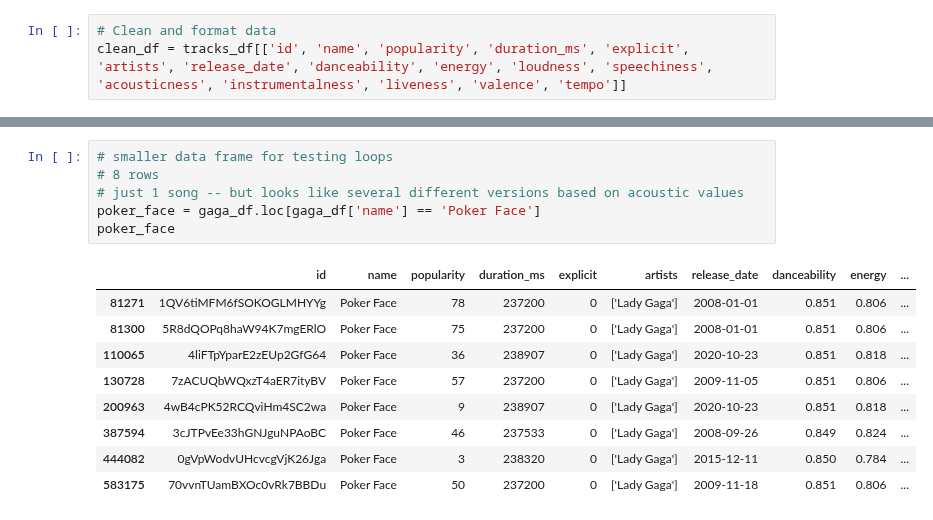
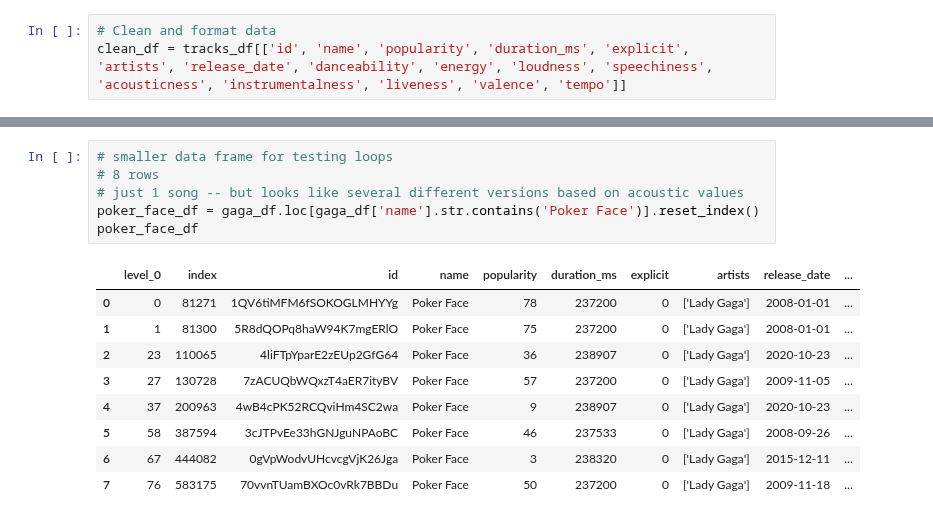
Before and after one commit to l1987deterding/Spotify-Popularity-Project, a Jupyter notebook: building_loops.ipynb, the cells around one changed output, grey strips where cells are left out. Cells and saved outputs as stored; diff of their text form.

```diff
--- a/building_loops.ipynb
+++ b/building_loops.ipynb
@@ -118,16 +138,16 @@ gaga_df
 # %%
 # smaller data frame for testing loops
 # 8 rows
 # just 1 song -- but looks like several different versions based on acoustic values
-poker_face = gaga_df.loc[gaga_df['name'] == 'Poker Face']
-poker_face
+poker_face_df = gaga_df.loc[gaga_df['name'].str.contains('Poker Face')].reset_index()
+poker_face_df
 # %% [output]
-|  | id | name | popularity | duration_ms | explicit | artists | release_date | danceability | energy | ... |
-| 81271 | 1QV6tiMFM6fSOKOGLMHYYg | Poker Face | 78 | 237200 | 0 | ['Lady Gaga'] | 2008-01-01 | 0.851 | 0.806 | ... |
-| 81300 | 5R8dQOPq8haW94K7mgERlO | Poker Face | 75 | 237200 | 0 | ['Lady Gaga'] | 2008-01-01 | 0.851 | 0.806 | ... |
-| 110065 | 4liFTpYparE2zEUp2GfG64 | Poker Face | 36 | 238907 | 0 | ['Lady Gaga'] | 2020-10-23 | 0.851 | 0.818 | ... |
-| 130728 | 7zACUQbWQxzT4aER7ityBV | Poker Face | 57 | 237200 | 0 | ['Lady Gaga'] | 2009-11-05 | 0.851 | 0.806 | ... |
-| 200963 | 4wB4cPK52RCQviHm4SC2wa | Poker Face | 9 | 238907 | 0 | ['Lady Gaga'] | 2020-10-23 | 0.851 | 0.818 | ... |
-| 387594 | 3cJTPvEe33hGNJguNPAoBC | Poker Face | 46 | 237533 | 0 | ['Lady Gaga'] | 2008-09-26 | 0.849 | 0.824 | ... |
-| 444082 | 0gVpWodvUHcvcgVjK26Jga | Poker Face | 3 | 238320 | 0 | ['Lady Gaga'] | 2015-12-11 | 0.850 | 0.784 | ... |
-| 583175 | 70vvnTUamBXOc0vRk7BBDu | Poker Face | 50 | 237200 | 0 | ['Lady Gaga'] | 2009-11-18 | 0.851 | 0.806 | ... |
+|  | level_0 | index | id | name | popularity | duration_ms | explicit | artists | release_date | ... |
+| 0 | 0 | 81271 | 1QV6tiMFM6fSOKOGLMHYYg | Poker Face | 78 | 237200 | 0 | ['Lady Gaga'] | 2008-01-01 | ... |
+| 1 | 1 | 81300 | 5R8dQOPq8haW94K7mgERlO | Poker Face | 75 | 237200 | 0 | ['Lady Gaga'] | 2008-01-01 | ... |
+| 2 | 23 | 110065 | 4liFTpYparE2zEUp2GfG64 | Poker Face | 36 | 238907 | 0 | ['Lady Gaga'] | 2020-10-23 | ... |
+| 3 | 27 | 130728 | 7zACUQbWQxzT4aER7ityBV | Poker Face | 57 | 237200 | 0 | ['Lady Gaga'] | 2009-11-05 | ... |
+| 4 | 37 | 200963 | 4wB4cPK52RCQviHm4SC2wa | Poker Face | 9 | 238907 | 0 | ['Lady Gaga'] | 2020-10-23 | ... |
+| 5 | 58 | 387594 | 3cJTPvEe33hGNJguNPAoBC | Poker Face | 46 | 237533 | 0 | ['Lady Gaga'] | 2008-09-26 | ... |
+| 6 | 67 | 444082 | 0gVpWodvUHcvcgVjK26Jga | Poker Face | 3 | 238320 | 0 | ['Lady Gaga'] | 2015-12-11 | ... |
+| 7 | 76 | 583175 | 70vvnTUamBXOc0vRk7BBDu | Poker Face | 50 | 237200 | 0 | ['Lady Gaga'] | 2009-11-18 | ... |
```
Also changed, not shown: parts of 18 cells of this notebook.
